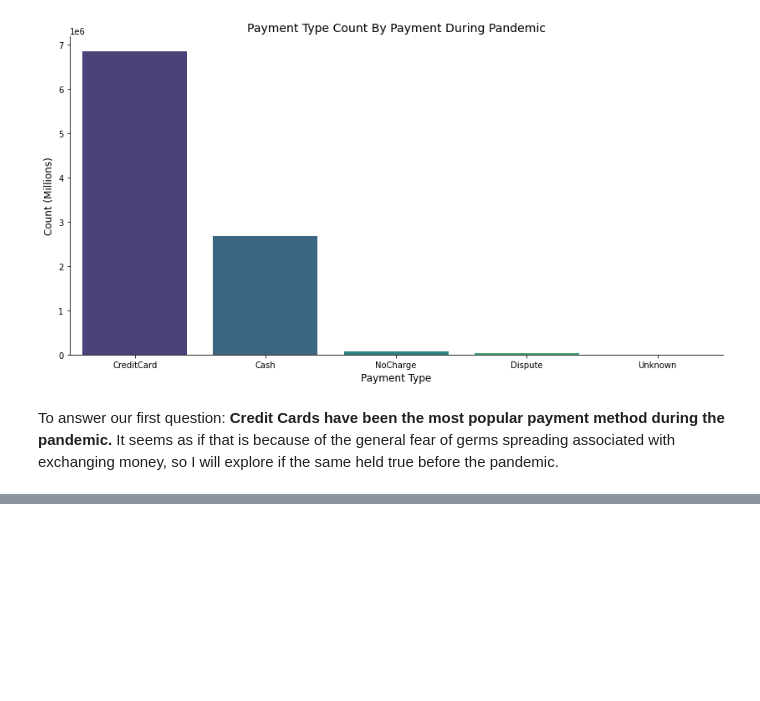
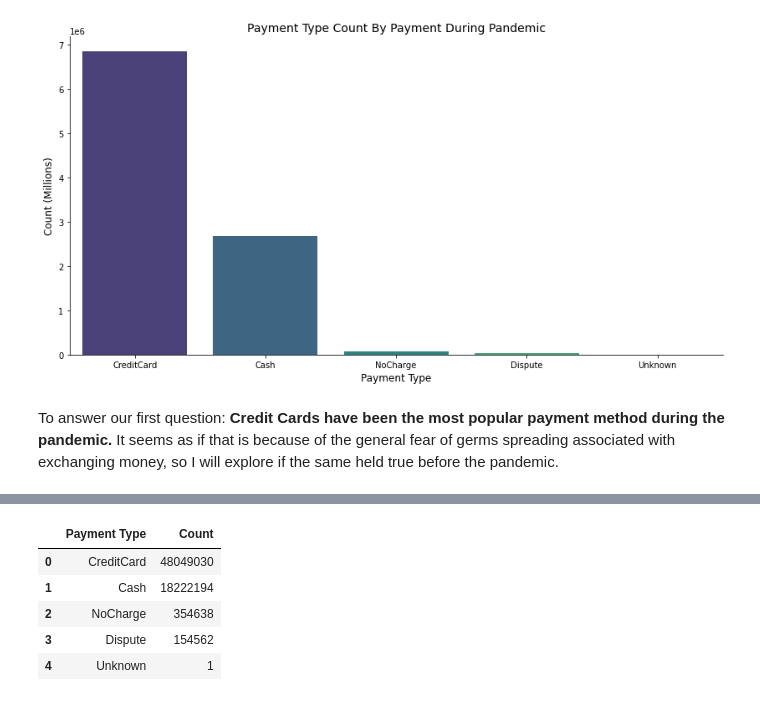
Before and after one commit to samtuleen/nyc-taxis-vs-covid, a Jupyter notebook: notebook1.ipynb, the cells around one changed output, grey strips where cells are left out. Saved outputs shown, nothing was run; the diff lists cells and outputs as text; code cells hidden in the pictures; blank space fills up the shorter version.

```diff
--- a/notebook1.ipynb
+++ b/notebook1.ipynb
@@ -197,0 +201,14 @@ NameError: name 'taxi_2019' is not defined
+# %%
+#Converting the column values from an int64 to a string for easy manipulation
+payment_types_pre['Payment Type']= payment_types_pre['Payment Type'].astype(str)
+payment_types_pre['Payment Type']= payment_types_pre['Payment Type'].replace({'1.0': 'CreditCard', '2.0': 'Cash',
+                                                                      '3.0': 'NoCharge','4.0': 'Dispute',
+                                                                      '5.0': 'Unknown', '6.0': 'VoidedTrip'})
+payment_types_pre.head()
+# %% [output]
+|  | Payment Type | Count |
+| 0 | CreditCard | 48049030 |
+| 1 | Cash | 18222194 |
+| 2 | NoCharge | 354638 |
+| 3 | Dispute | 154562 |
+| 4 | Unknown | 1 |
```
Also changed, not shown: parts of 6 cells of this notebook.
